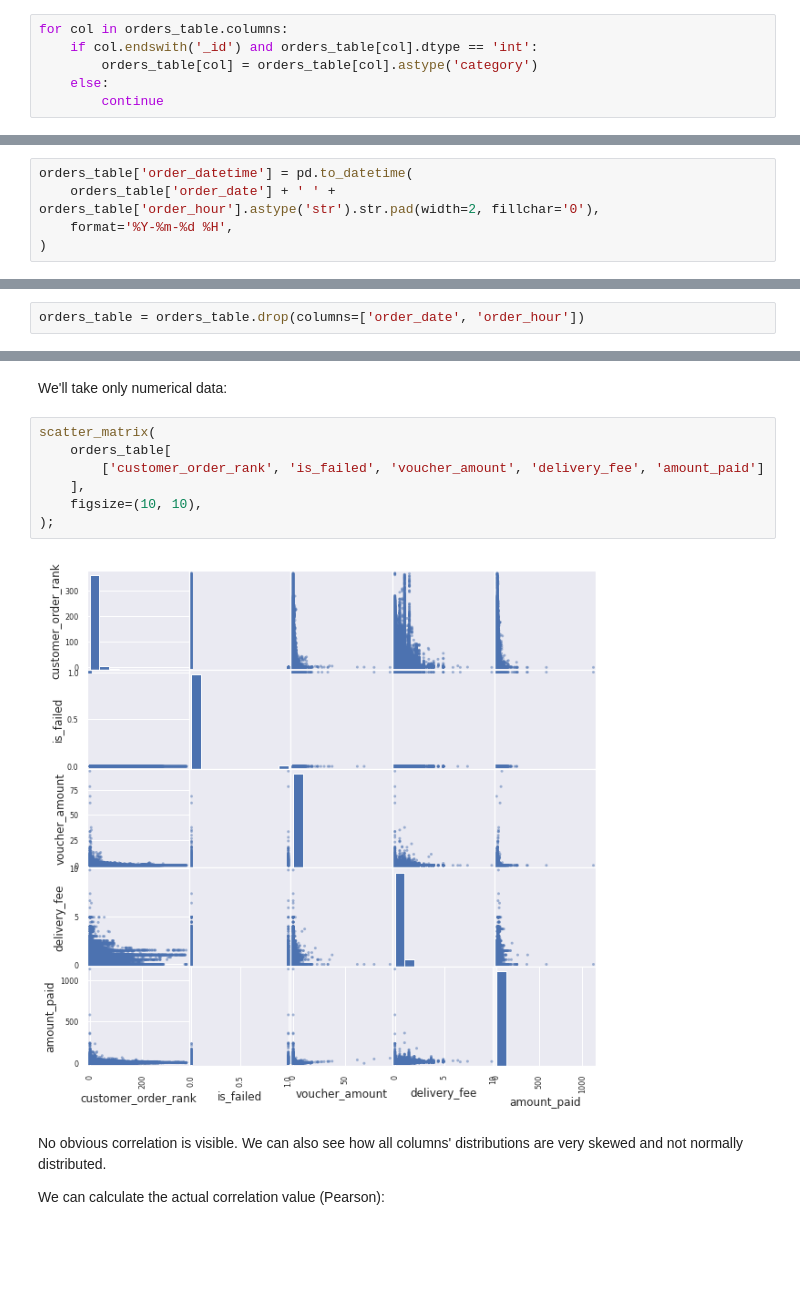
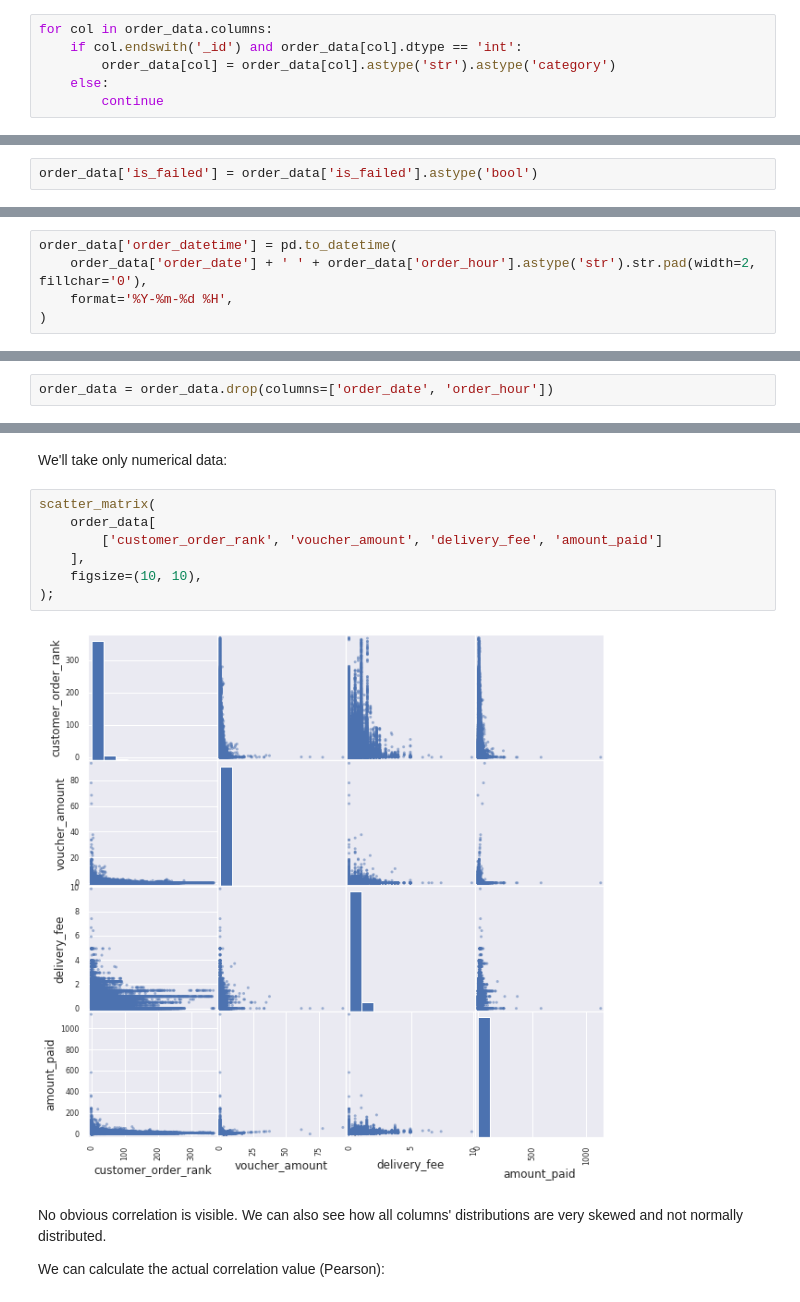
Before and after one commit to teoguso/fluffy-flower, a Jupyter notebook: notebooks/01-mg-initial-data-exploration.ipynb, the cells around one changed output, grey strips where cells are left out. Drawn from its saved outputs; the diff is of its cells as text; blank space fills up the shorter version.

```diff
--- a/notebooks/01-mg-initial-data-exploration.ipynb
+++ b/notebooks/01-mg-initial-data-exploration.ipynb
@@ -228,8 +239,8 @@ dtype('int64')
 # %% [markdown]
 Let's convert all IDs that are integers to (unordered) category:
 # %%
-for col in orders_table.columns:
-    if col.endswith('_id') and orders_table[col].dtype == 'int':
-        orders_table[col] = orders_table[col].astype('category')
+for col in order_data.columns:
+    if col.endswith('_id') and order_data[col].dtype == 'int':
+        order_data[col] = order_data[col].astype('str').astype('category')
     else:
         continue
@@ -236,3 +249,5 @@ for col in orders_table.columns:
+# %%
+order_data['is_failed'] = order_data['is_failed'].astype('bool')
 # %% [markdown]
 We can verify the success of the operation with `.info()`:
 # %%
@@ -279,12 +294,12 @@ Length: 786600, dtype: object
 # %% [markdown]
 and then convert it to datetime dtype with the appropriate pandas utility function `to_datetime`:
 # %%
-orders_table['order_datetime'] = pd.to_datetime(
-    orders_table['order_date'] + ' ' + orders_table['order_hour'].astype('str').str.pad(width=2, fillchar='0'),
+order_data['order_datetime'] = pd.to_datetime(
+    order_data['order_date'] + ' ' + order_data['order_hour'].astype('str').str.pad(width=2, fillchar='0'),
     format='%Y-%m-%d %H',
 )
 # %% [markdown]
 Now we can get rid of the redundant columns:
 # %%
-orders_table = orders_table.drop(columns=['order_date', 'order_hour'])
+order_data = order_data.drop(columns=['order_date', 'order_hour'])
 # %%
@@ -331,13 +340,13 @@ Index(['customer_id', 'customer_order_rank', 'is_failed', 'voucher_amount',
 We'll take only numerical data:
 # %%
 scatter_matrix(
-    orders_table[
-        ['customer_order_rank', 'is_failed', 'voucher_amount', 'delivery_fee', 'amount_paid']
+    order_data[
+        ['customer_order_rank', 'voucher_amount', 'delivery_fee', 'amount_paid']
     ],
     figsize=(10, 10),
 );
 # %% [output]
-[figure, old version]
+[figure, new version]
 # %% [markdown]
 No obvious correlation is visible.
 We can also see how all columns' distributions are very skewed and not normally distributed.
```
Also changed, not shown: parts of 54 cells of this notebook, 1 other file.
